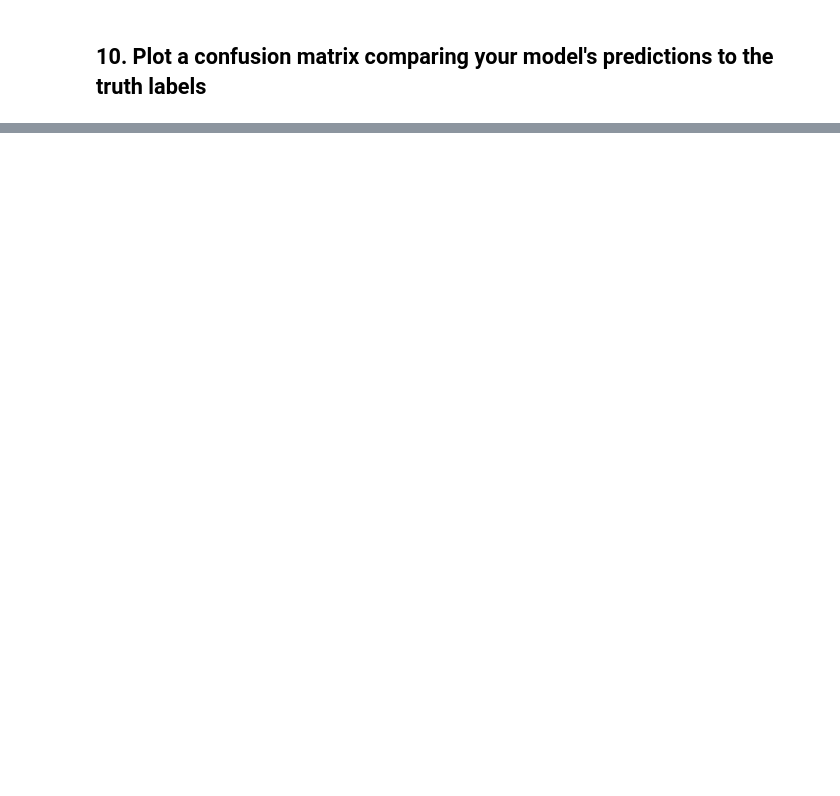
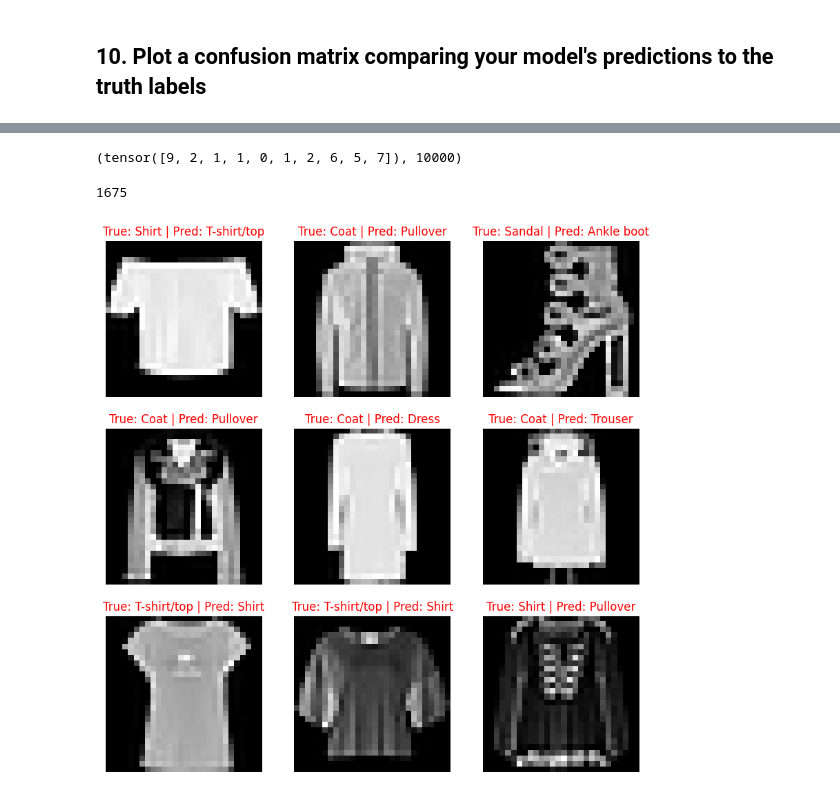
Before and after one commit to mahidhiman12/Deep_learning_with_PyTorch, a Jupyter notebook: 5_PyTorch_cv_mnist.ipynb, the cells around one changed output, grey strips where cells are left out. Drawn from its saved outputs; the diff is of its cells as text; code cells hidden in the pictures; blank space fills up the shorter version.

```diff
--- a/5_PyTorch_cv_mnist.ipynb
+++ b/5_PyTorch_cv_mnist.ipynb
@@ -485,0 +543,8 @@ True
+# %%
+fashion_mnist_train_dataloader = DataLoader(dataset = fashion_mnist_train,
+                                            batch_size=32,
+                                            shuffle=True)
+fashion_mnist_test_dataloader = DataLoader(dataset = fashion_mnist_test,
+                                            batch_size=32,
+                                            shuffle=False)
+len(fashion_mnist_train_dataloader) , len(fashion_mnist_test_dataloader)
@@ -485,0 +553,6 @@ True
+# %%
+model_1 = MNISTModelV1(input_shape=1,
+                       hidden_units=10,
+                       output_shape=len(fashion_mnist_class_names)).to(device)
+
+model_1
@@ -485,0 +629,36 @@ True
+# %%
+test_preds = []
+model_1.eval()
+with torch.inference_mode():
+  for X_test , y_test in tqdm(fashion_mnist_test_dataloader):
+    X_test , y_test = X_test.to(device) , y_test.to(device)
+    y_logits = model_1(X_test.to(device))
+    y_pred_probs = torch.softmax(y_logits , dim=1)
+    y_pred_labels = torch.argmax(y_pred_probs ,dim=1)
+    test_preds.append(y_pred_labels)
+test_preds = torch.cat(test_preds).cpu()
+test_preds[:10] , len(test_preds)
+# %% [output]
+(tensor([9, 2, 1, 1, 0, 1, 2, 6, 5, 7]), 10000)
+# %%
+import numpy as np
+wrong_pred_index = np.where(test_preds != fashion_mnist_test.targets)[0]
+len(wrong_pred_index)
+# %% [output]
+1675
+# %%
+import random
+random_selection = random.sample(list(wrong_pred_index) , k = 9 )
+plt.figure(figsize=(10, 10))
+for i, idx in enumerate(random_selection):
+  # Get true and pred labels
+  true_label = fashion_mnist_class_names[fashion_mnist_test[idx][1]]
+  pred_label = fashion_mnist_class_names[test_preds[idx]]
+
+  # Plot the wrong prediction with its original label
+  plt.subplot(3, 3, i+1)
+  plt.imshow(fashion_mnist_test[idx][0].squeeze(), cmap="gray")
+  plt.title(f"True: {true_label} | Pred: {pred_label}", c="r")
+  plt.axis(False);
+# %% [output]
+[figure, added]
```
Also changed, not shown: parts of 26 cells of this notebook.
